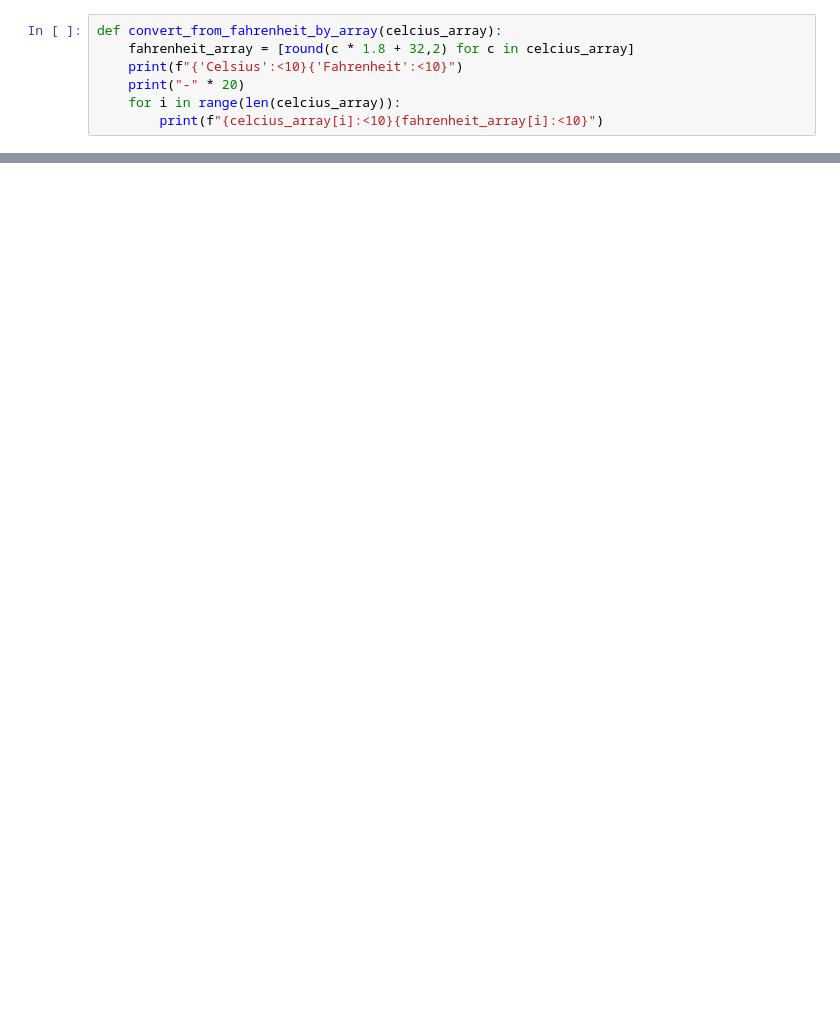
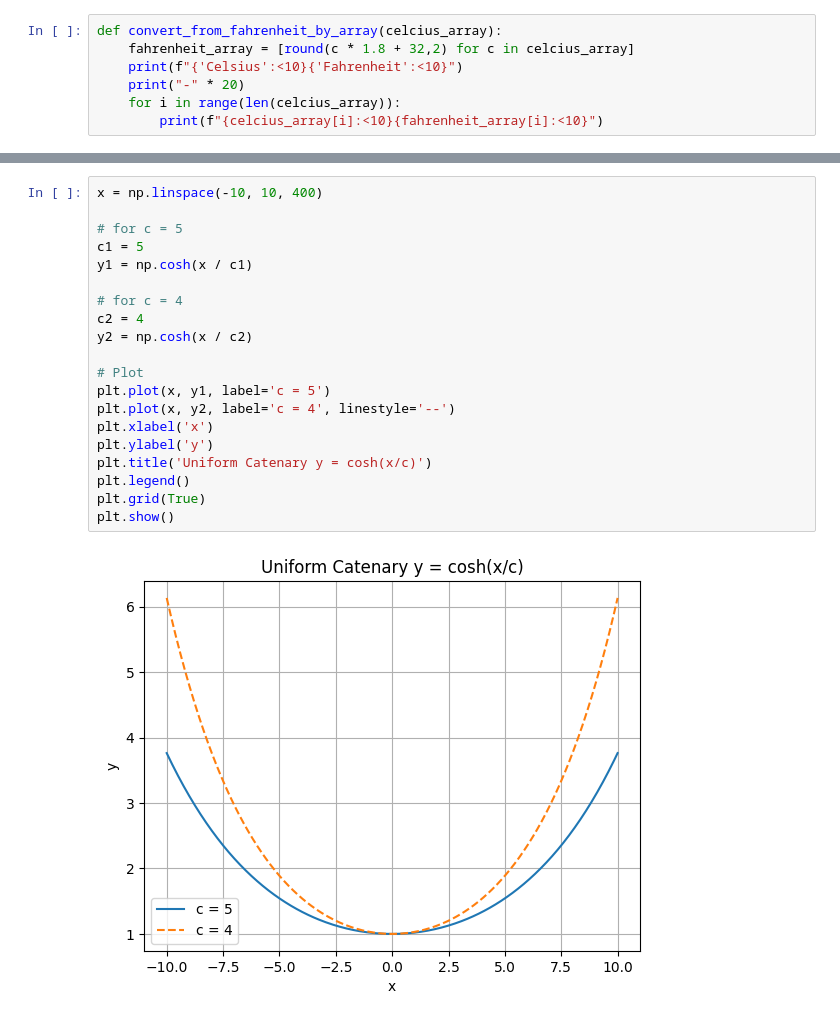
Before and after one commit to mervenurkarabulut/gsu-ind-522, a Jupyter notebook: HW1/hw1.ipynb, the cells around one changed output, grey strips where cells are left out. Drawn from its saved outputs; the diff is of its cells as text; blank space fills up the shorter version.

```diff
--- a/HW1/hw1.ipynb
+++ b/HW1/hw1.ipynb
@@ -38,0 +256,22 @@ calculate_for_n(1000000)
+# %%
+x = np.linspace(-10, 10, 400)
+
+# for c = 5
+c1 = 5
+y1 = np.cosh(x / c1)
+
+# for c = 4
+c2 = 4
+y2 = np.cosh(x / c2)
+
+# Plot
+plt.plot(x, y1, label='c = 5')
+plt.plot(x, y2, label='c = 4', linestyle='--')
+plt.xlabel('x')
+plt.ylabel('y')
+plt.title('Uniform Catenary y = cosh(x/c)')
+plt.legend()
+plt.grid(True)
+plt.show()
+# %% [output]
+[figure, added]
```
Also changed, not shown: parts of 40 cells of this notebook, 9 other files.
